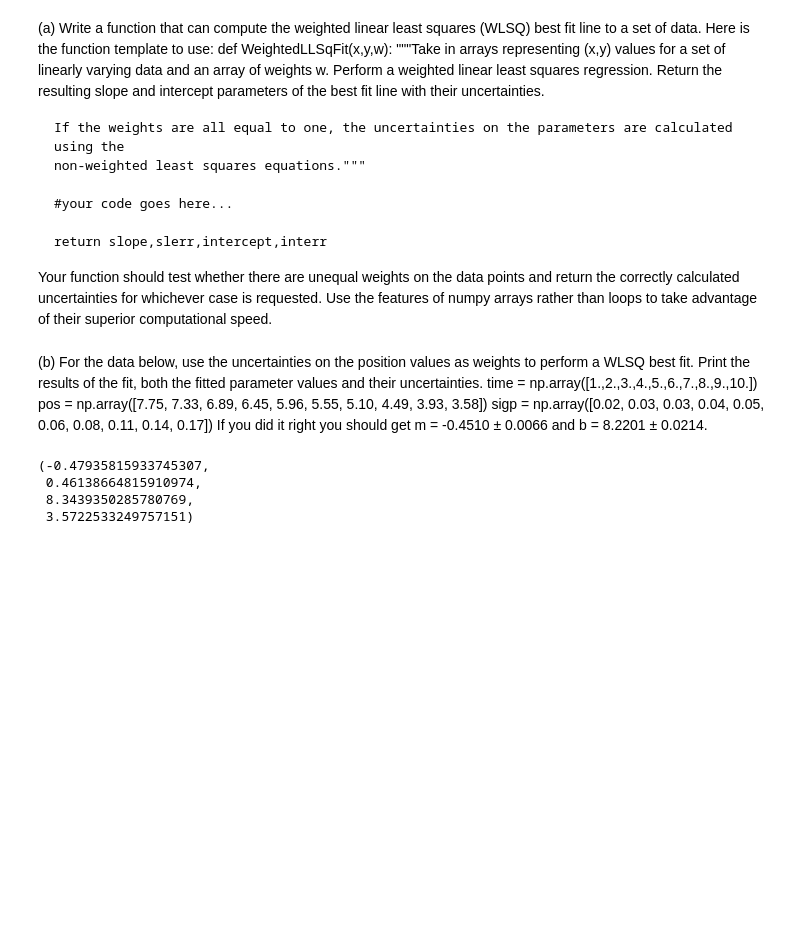
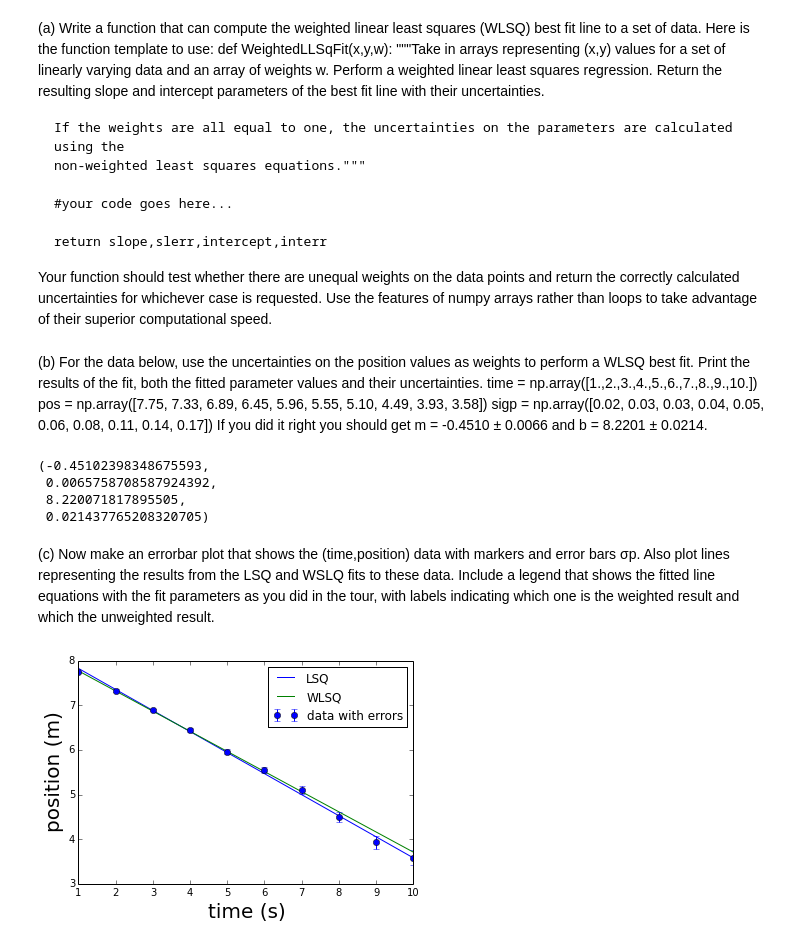
Before and after one commit to kmcombs/PHYS202-S14, a Jupyter notebook: SciPy/OptimizationExercises.ipynb, the cells around one changed output. Cells and saved outputs as stored; diff of their text form; code cells hidden in the pictures; blank space fills up the shorter version.

```diff
--- a/SciPy/OptimizationExercises.ipynb
+++ b/SciPy/OptimizationExercises.ipynb
@@ -57,9 +60,47 @@ time = np.array([1.,2.,3.,4.,5.,6.,7.,8.,9.,10.])
 pos = np.array([7.75, 7.33, 6.89, 6.45, 5.96, 5.55, 5.10, 4.49, 3.93, 3.58])
 sigp = np.array([0.02, 0.03, 0.03, 0.04, 0.05, 0.06, 0.08, 0.11, 0.14, 0.17])
 
-WeightedLLSqFit(time, pos, sigp)
+WeightedLLSqFit(time, pos, 1/sigp**2)
 # %% [output]
-(-0.47935815933745307,
- 0.46138664815910974,
- 8.3439350285780769,
- 3.5722533249757151)
+(-0.45102398348675593,
+ 0.0065758708587924392,
+ 8.220071817895505,
+ 0.021437765208320705)
+# %% [markdown]
+(c) Now make an errorbar plot that shows the (time,position) data with markers and error bars σp. Also plot lines representing the results from the LSQ and WSLQ fits to these data. Include a legend that shows the fitted line equations with the fit parameters as you did in the tour, with labels indicating which one is the weighted result and which the unweighted result.
+# %%
+def LinearLSqFit(x,y):
+    """Take in arrays representing (x,y) values for a set of linearly varying data and
+    perform a linear least squares regression.  Return the resulting slope and intercept
+    parameters of the best fit line with their uncertainties."""
+
+    xave = x.mean()
+    yave = y.mean()
+    x2ave = (x*x).mean()
+    xyave = (x*y).mean()
+    denom = (x2ave - xave**2)
+    m = (xyave - xave*yave)/denom
+    b = (x2ave*yave - xave*xyave)/denom
+    delta = y - (m*x + b)
+    d2ave = (delta*delta).mean()
+    n = len(y)
+    merr = sqrt((n-2)**(-1)*d2ave/denom)
+    berr = sqrt((n-2)**(-1)*d2ave*x2ave/denom)
+
+    return m,b,merr,berr
+
+f = lambda x,m,b: m*x + b
+
+m1,b1,m1err,b1err = LinearLSqFit(time, pos)
+m2,m2err,b2,b2err = WeightedLLSqFit(time, pos, 1/sigp**2)
+
+plt.plot(time,f(time,m1,b1),label = 'LSQ')
+plt.plot(time,f(time,m2,b2),label ='WLSQ')
+plt.errorbar(time,pos,sigp,fmt="bo",label="data with errors")
+plt.legend(loc="best")
+plt.xlabel("time (s)",fontsize=20)
+plt.ylabel("position (m)",fontsize=20)
+
+plt.show()
+# %% [output]
+[figure, added]
```
Also changed, not shown: parts of 10 cells of this notebook, 2 other files.
